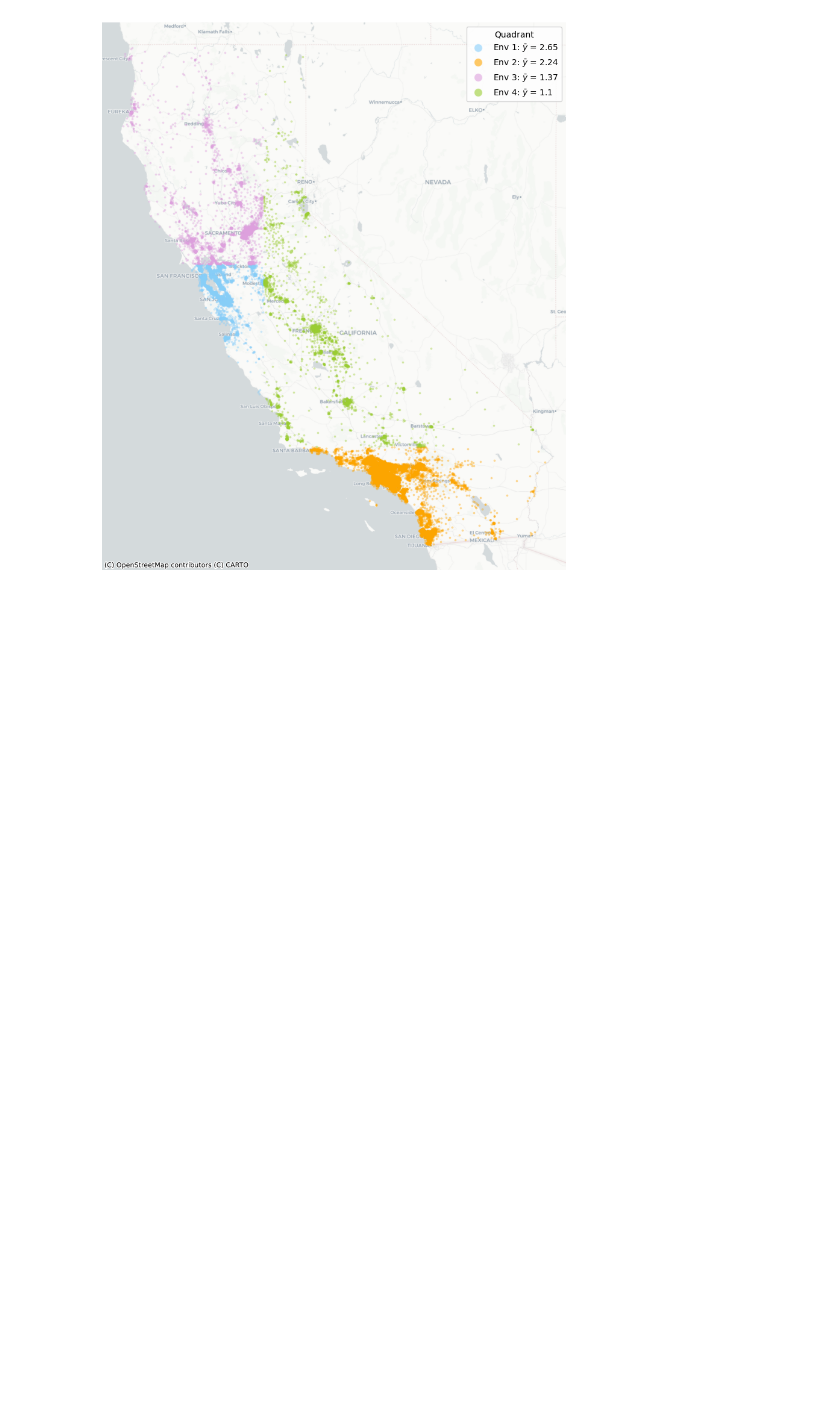
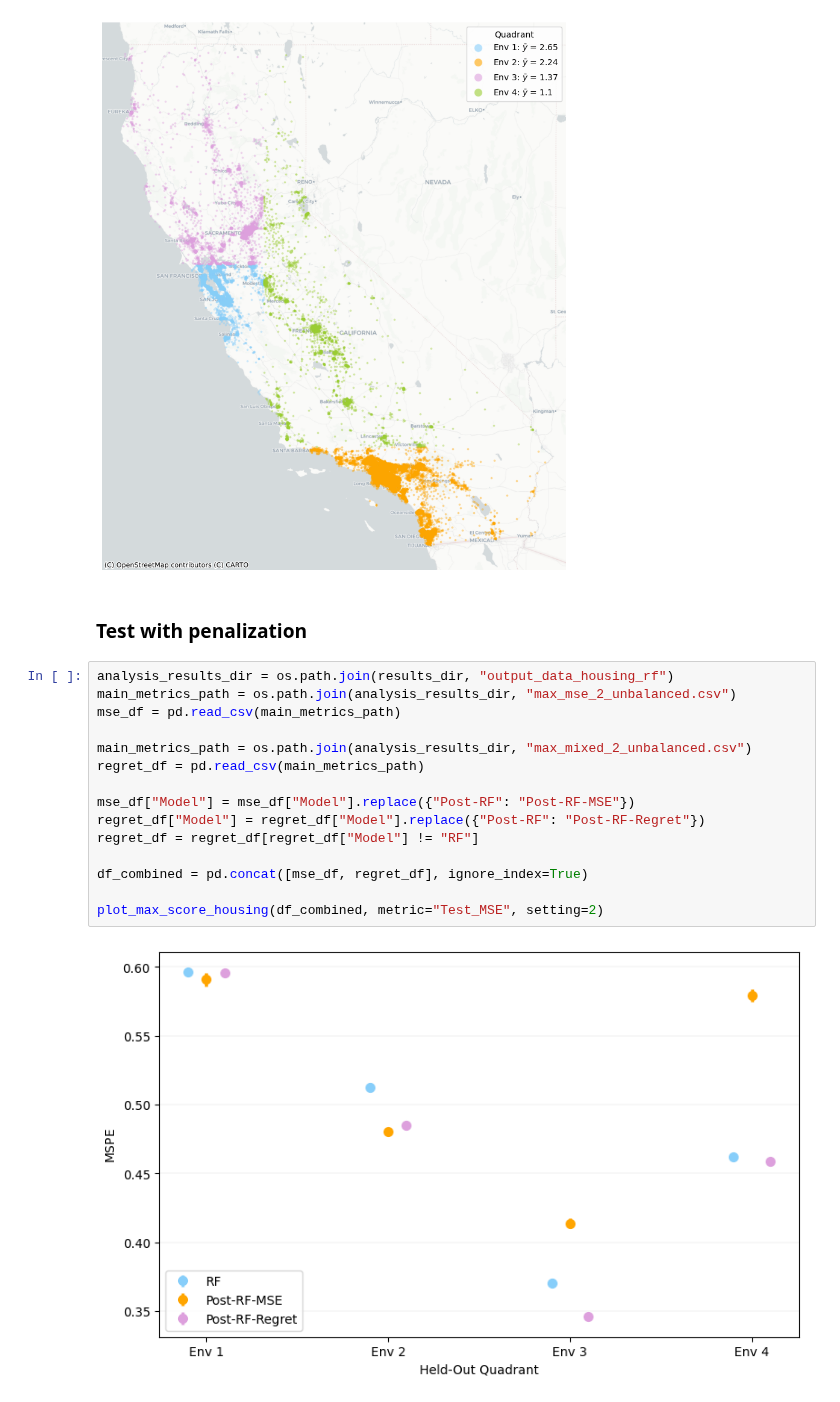
Before and after one commit to francescofreni/nldg, a Jupyter notebook: experiments/results_rf.ipynb, the cells around one changed output. Cells and saved outputs as stored; diff of their text form; blank space fills up the shorter version.

```diff
--- a/experiments/results_rf.ipynb
+++ b/experiments/results_rf.ipynb
@@ -219,3 +219,22 @@ plot_max_mse_mtry_resample(mtry_df, saveplot=True)
 plot_quadrants_with_basemap()
 # %% [output]
 [figure]
+# %% [markdown]
+### Test with penalization
+# %%
+analysis_results_dir = os.path.join(results_dir, "output_data_housing_rf")
+main_metrics_path = os.path.join(analysis_results_dir, "max_mse_2_unbalanced.csv")
+mse_df = pd.read_csv(main_metrics_path)
+
+main_metrics_path = os.path.join(analysis_results_dir, "max_mixed_2_unbalanced.csv")
+regret_df = pd.read_csv(main_metrics_path)
+
+mse_df["Model"] = mse_df["Model"].replace({"Post-RF": "Post-RF-MSE"})
+regret_df["Model"] = regret_df["Model"].replace({"Post-RF": "Post-RF-Regret"})
+regret_df = regret_df[regret_df["Model"] != "RF"]
+
+df_combined = pd.concat([mse_df, regret_df], ignore_index=True)
+
+plot_max_score_housing(df_combined, metric="Test_MSE", setting=2)
+# %% [output]
+[figure, added]
```
Also changed, not shown: parts of 2 cells of this notebook, 18 other files.
